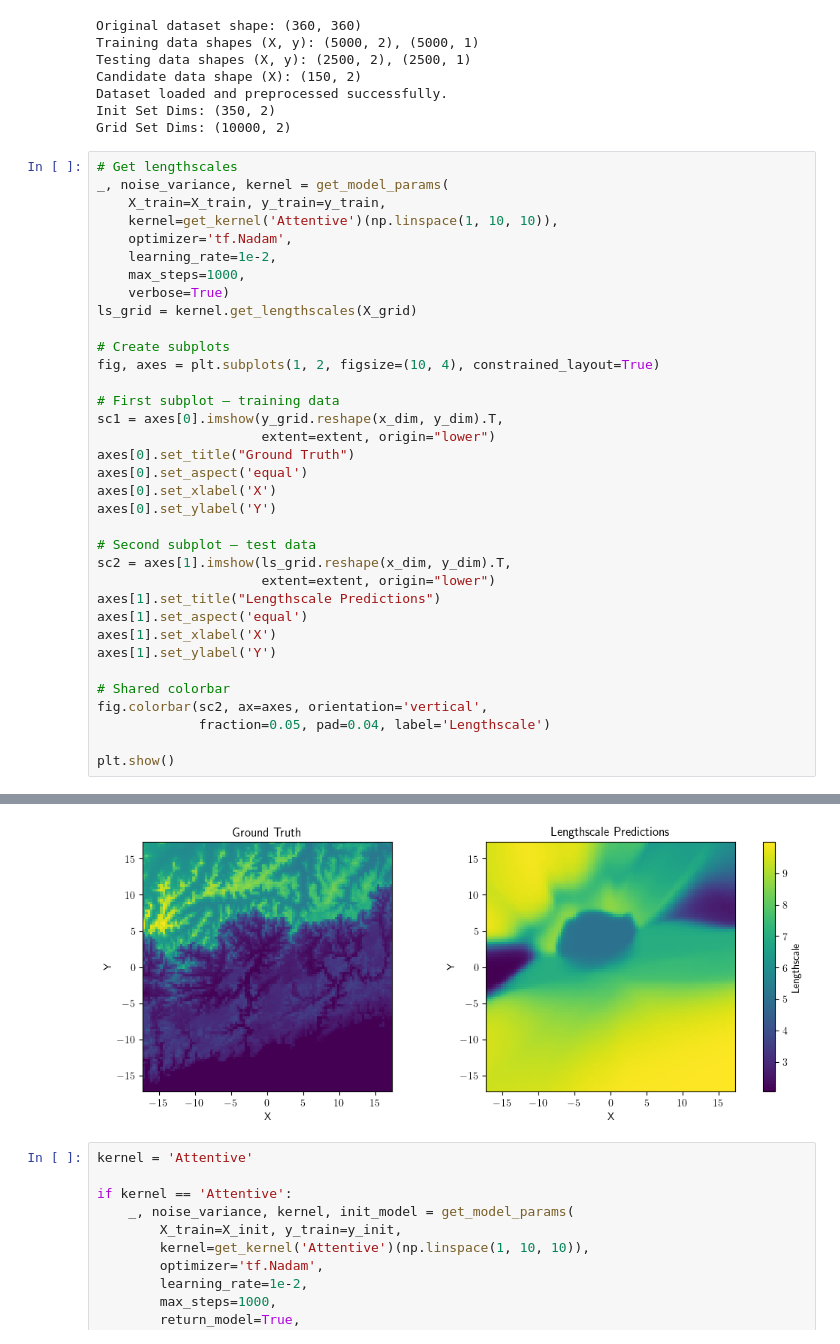
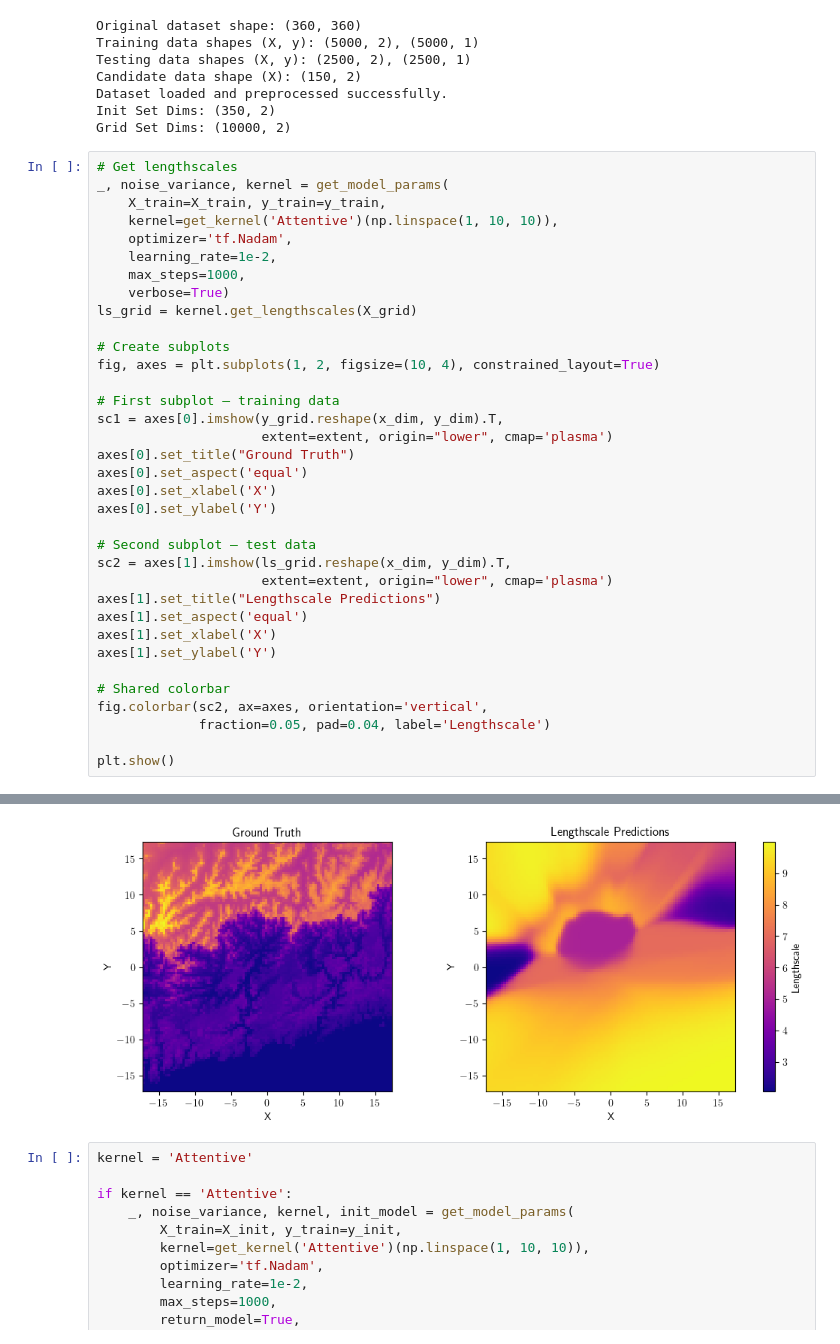
Before and after one commit to itskalvik/ICPP, a Jupyter notebook: demo.ipynb, the cells around one changed output, grey strips where cells are left out. Drawn from its saved outputs; the diff is of its cells as text.

Commit message:
Update demo plot

```diff
--- a/demo.ipynb
+++ b/demo.ipynb
@@ -95,7 +95,7 @@ fig, axes = plt.subplots(1, 2, figsize=(10, 4), constrained_layout=True)
 
 # First subplot — training data
 sc1 = axes[0].imshow(y_grid.reshape(x_dim, y_dim).T,
-                     extent=extent, origin="lower")
+                     extent=extent, origin="lower", cmap='plasma')
 axes[0].set_title("Ground Truth")
 axes[0].set_aspect('equal')
 axes[0].set_xlabel('X')
@@ -103,7 +103,7 @@ axes[0].set_ylabel('Y')
 
 # Second subplot — test data
 sc2 = axes[1].imshow(ls_grid.reshape(x_dim, y_dim).T,
-                     extent=extent, origin="lower")
+                     extent=extent, origin="lower", cmap='plasma')
 axes[1].set_title("Lengthscale Predictions")
 axes[1].set_aspect('equal')
 axes[1].set_xlabel('X')
@@ -119,21 +119,21 @@ plt.show()
 ╒═════════════════════════════╤══════════════════╤══════════════════╤═════════╤═════════════╤══════════╤═════════╤═══════════════════════════════════════════╕
 │ name                        │ class            │ transform        │ prior   │ trainable   │ shape    │ dtype   │ value                                     │
 ╞═════════════════════════════╪══════════════════╪══════════════════╪═════════╪═════════════╪══════════╪═════════╪═══════════════════════════════════════════╡
 │ SGPR.kernel._free_amplitude │ ResourceVariable │                  │         │ True        │ ()       │ float32 │ 0.62927735                                │
 ├─────────────────────────────┼──────────────────┼──────────────────┼─────────┼─────────────┼──────────┼─────────┼───────────────────────────────────────────┤
 │ SGPR.kernel.lengthscales    │ ResourceVariable │                  │         │ False       │ (10,)    │ float32 │ [1., 2., 3....                            │
 ├─────────────────────────────┼──────────────────┼──────────────────┼─────────┼─────────────┼──────────┼─────────┼───────────────────────────────────────────┤
 │ SGPR.kernel.nn._weights[0]  │ ResourceVariable │                  │         │ True        │ (2, 10)  │ float32 │ [[-0.3083162, 0.5341042, -1.07047...      │
 ├─────────────────────────────┼──────────────────┼──────────────────┼─────────┼─────────────┼──────────┼─────────┼───────────────────────────────────────────┤
 │ SGPR.kernel.nn._weights[1]  │ ResourceVariable │                  │         │ True        │ (10, 10) │ float32 │ [[0.39368108, -0.03677306, -0.7304959...  │
 ├─────────────────────────────┼──────────────────┼──────────────────┼─────────┼─────────────┼──────────┼─────────┼───────────────────────────────────────────┤
 │ SGPR.kernel.nn._weights[2]  │ ResourceVariable │                  │         │ True        │ (10, 10) │ float32 │ [[-0.38612968, 0.24502595, -0.06271376... │
 ... (7 lines left out)
 │ SGPR.likelihood.variance    │ Parameter        │ Softplus + Shift │         │ True        │ ()       │ float32 │ 0.05542004                                │
 ├─────────────────────────────┼──────────────────┼──────────────────┼─────────┼─────────────┼──────────┼─────────┼───────────────────────────────────────────┤
 │ SGPR.inducing_variable.Z    │ Parameter        │ Identity         │         │ True        │ (500, 2) │ float32 │ [[-16.93842, 10.54948...                  │
 ╘═════════════════════════════╧══════════════════╧══════════════════╧═════════╧═════════════╧══════════╧═════════╧═══════════════════════════════════════════╛
-[figure, old version]
+[figure, new version]
 # %%
 kernel = 'Attentive'
 
```
Also changed, not shown: parts of 3 cells of this notebook.
